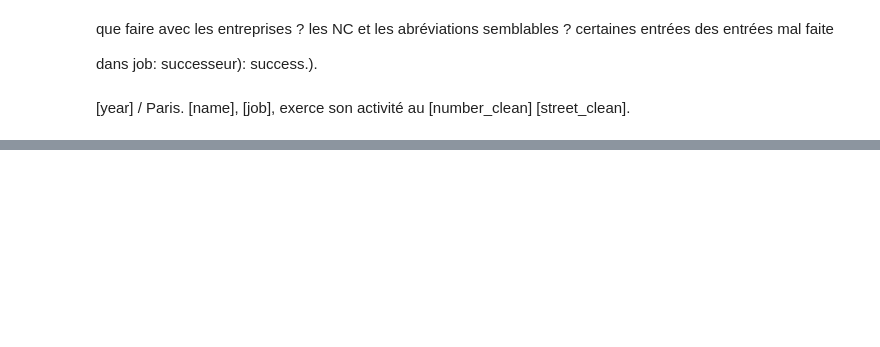
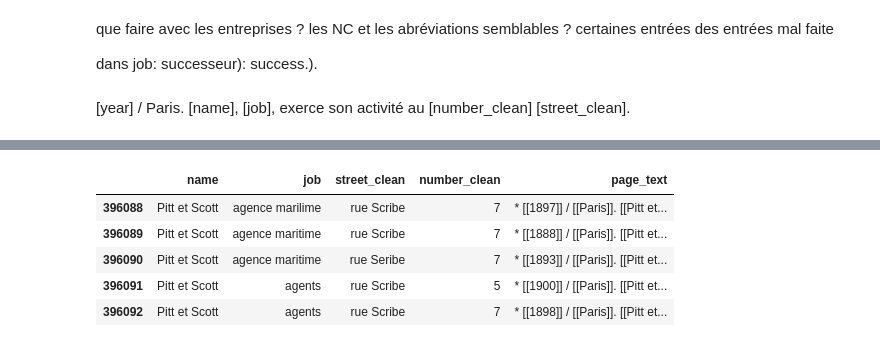
Before and after one commit to ayman-mezghani/BotSHSDH, a Jupyter notebook: bot6.ipynb, the cells around one changed output, grey strips where cells are left out. Drawn from its saved outputs; the diff is of its cells as text; code cells hidden in the pictures; blank space fills up the shorter version.

```diff
--- a/bot6.ipynb
+++ b/bot6.ipynb
@@ -209,3 +367,12 @@ df.head(1)
+# %%
+df1.loc[df1['name']=="Pitt et Scott"]
+# %% [output]
+|  | name | job | street_clean | number_clean | page_text |
+| 396088 | Pitt et Scott | agence marilime | rue Scribe | 7 | * [[1897]] / [[Paris]]. [[Pitt et... |
+| 396089 | Pitt et Scott | agence maritime | rue Scribe | 7 | * [[1888]] / [[Paris]]. [[Pitt et... |
+| 396090 | Pitt et Scott | agence maritime | rue Seribe | 7 | * [[1893]] / [[Paris]]. [[Pitt et... |
+| 396091 | Pitt et Scott | agents | rue Scribe | 5 | * [[1900]] / [[Paris]]. [[Pitt et... |
+| 396092 | Pitt et Scott | agents | rue Scribe | 7 | * [[1898]] / [[Paris]]. [[Pitt et... |
 # %%
 import re
 chaine = "*) el Cle"
```
Also changed, not shown: parts of 23 cells of this notebook.
